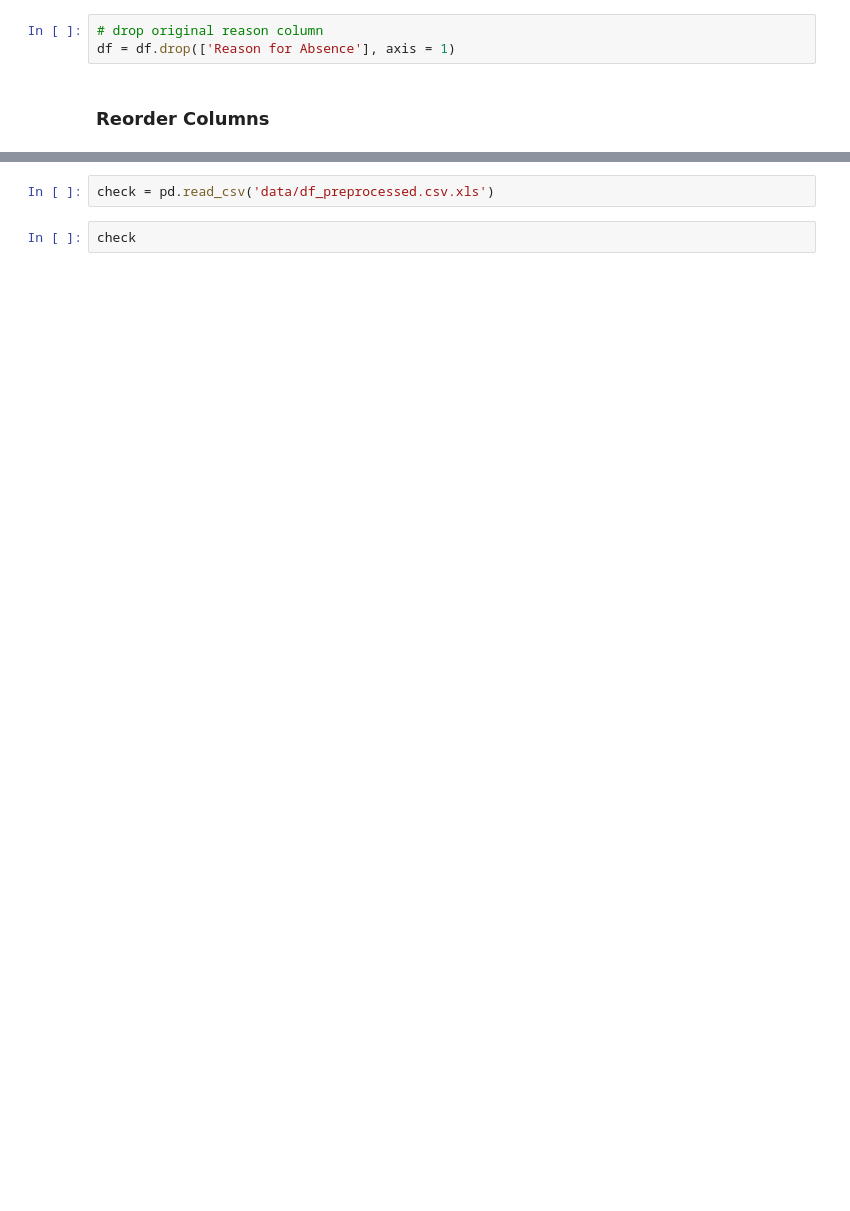
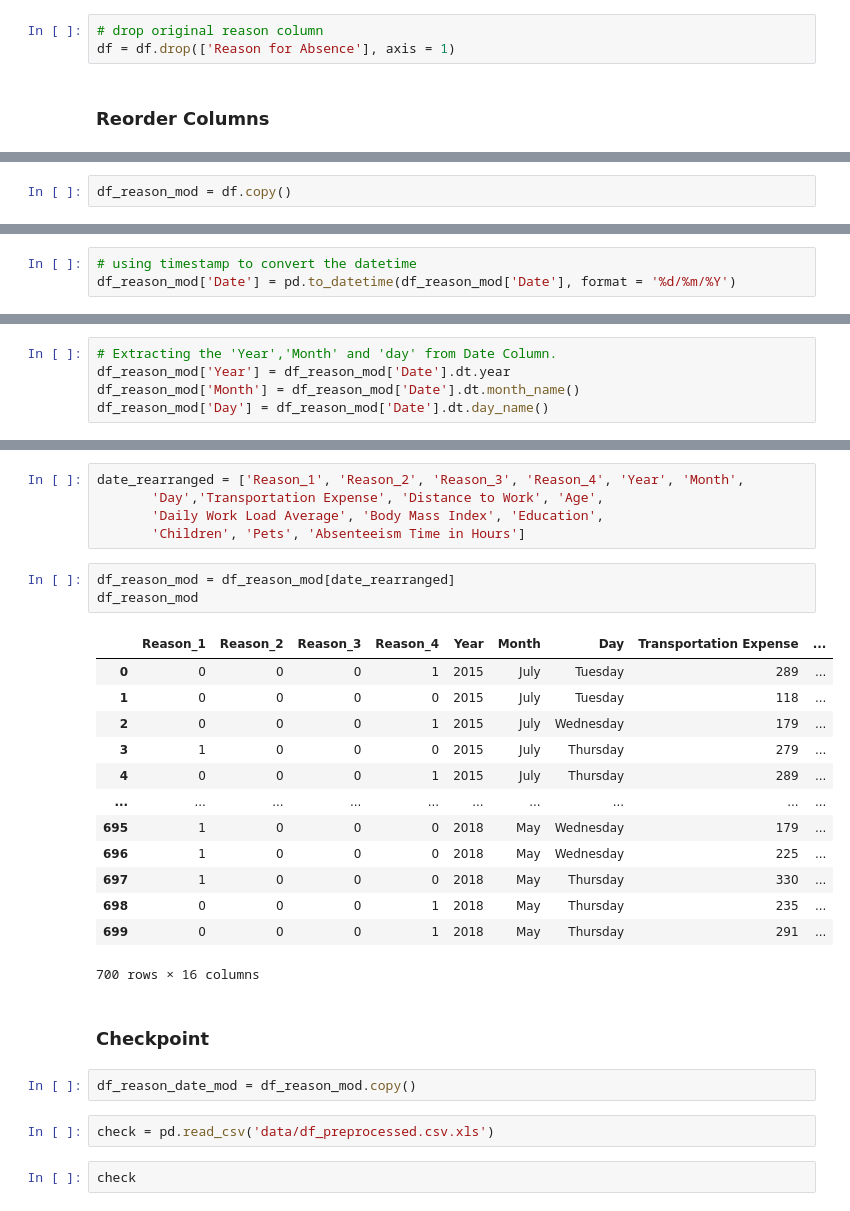
Before and after one commit to I-Sobe/absenteeism, a Jupyter notebook: script.ipynb, the cells around one changed output, grey strips where cells are left out. Saved outputs shown, nothing was run; the diff lists cells and outputs as text; blank space fills up the shorter version.

Commit message:
Feat: modified date column

```diff
--- a/script.ipynb
+++ b/script.ipynb
@@ -269,0 +256,2 @@ age_dummies
+# %%
+df_reason_mod = df.copy()
@@ -269,0 +279,3 @@ age_dummies
+# %%
+# using timestamp to convert the datetime
+df_reason_mod['Date'] = pd.to_datetime(df_reason_mod['Date'], format = '%d/%m/%Y')
@@ -269,0 +317,5 @@ age_dummies
+# %%
+# Extracting the 'Year','Month' and 'day' from Date Column.
+df_reason_mod['Year'] = df_reason_mod['Date'].dt.year
+df_reason_mod['Month'] = df_reason_mod['Date'].dt.month_name()
+df_reason_mod['Day'] = df_reason_mod['Date'].dt.day_name()
@@ -270,3 +333,29 @@ age_dummies
+# %%
+date_rearranged = ['Reason_1', 'Reason_2', 'Reason_3', 'Reason_4', 'Year', 'Month',
+       'Day','Transportation Expense', 'Distance to Work', 'Age',
+       'Daily Work Load Average', 'Body Mass Index', 'Education',
+       'Children', 'Pets', 'Absenteeism Time in Hours']
+# %%
+df_reason_mod = df_reason_mod[date_rearranged]
+df_reason_mod
+# %% [output]
+|  | Reason_1 | Reason_2 | Reason_3 | Reason_4 | Year | Month | Day | Transportation Expense | ... |
+| 0 | 0 | 0 | 0 | 1 | 2015 | July | Tuesday | 289 | ... |
+| 1 | 0 | 0 | 0 | 0 | 2015 | July | Tuesday | 118 | ... |
+| 2 | 0 | 0 | 0 | 1 | 2015 | July | Wednesday | 179 | ... |
+| 3 | 1 | 0 | 0 | 0 | 2015 | July | Thursday | 279 | ... |
+| 4 | 0 | 0 | 0 | 1 | 2015 | July | Thursday | 289 | ... |
+| ... | ... | ... | ... | ... | ... | ... | ... | ... | ... |
+| 695 | 1 | 0 | 0 | 0 | 2018 | May | Wednesday | 179 | ... |
+| 696 | 1 | 0 | 0 | 0 | 2018 | May | Wednesday | 225 | ... |
+| 697 | 1 | 0 | 0 | 0 | 2018 | May | Thursday | 330 | ... |
+| 698 | 0 | 0 | 0 | 1 | 2018 | May | Thursday | 235 | ... |
+| 699 | 0 | 0 | 0 | 1 | 2018 | May | Thursday | 291 | ... |
+700 rows × 16 columns
+# %% [markdown]
+### Checkpoint
+# %%
+df_reason_date_mod = df_reason_mod.copy()
 # %%
 check = pd.read_csv('data/df_preprocessed.csv.xls')
 # %%
```
Also changed, not shown: parts of 10 cells of this notebook.
